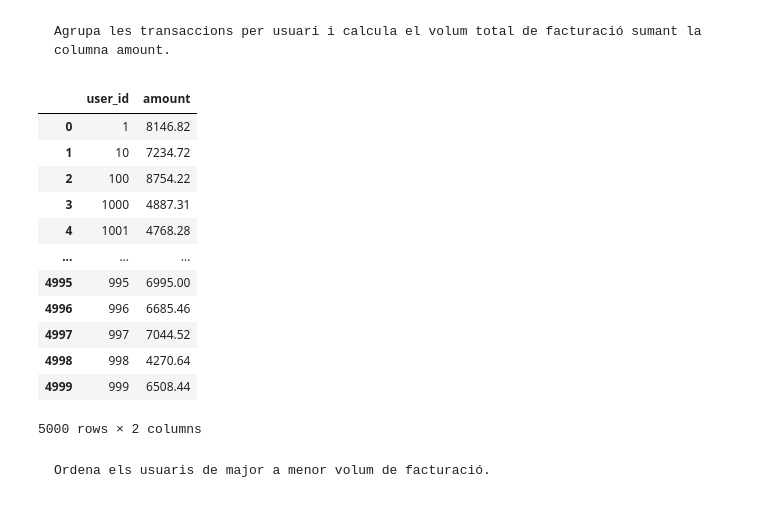
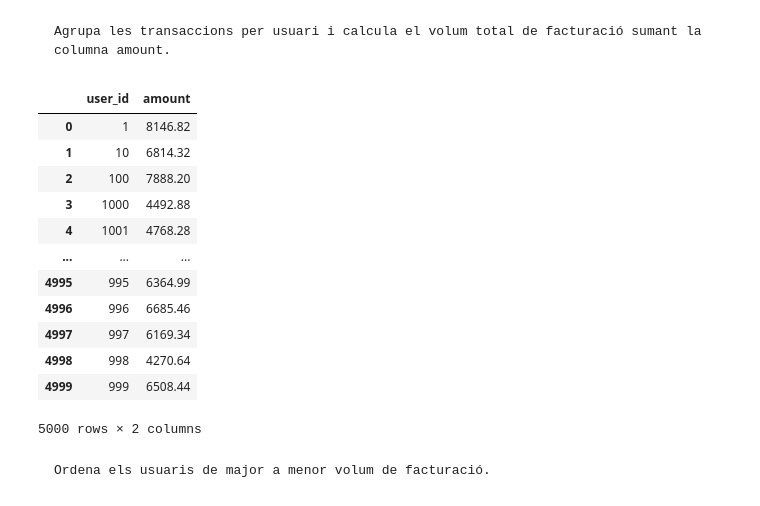
Before and after one commit to edupetitvalley/sprint9-python-graphs, a Jupyter notebook: sprint9.ipynb, the cells around one changed output. Drawn from its saved outputs; the diff is of its cells as text; code cells hidden in the pictures.

```diff
--- a/sprint9.ipynb
+++ b/sprint9.ipynb
@@ -164,20 +122,22 @@ Index(['id', 'card_id', 'business_id', 'timestamp', 'amount', 'declined',
 # %% [markdown]
     Agrupa les transaccions per usuari i calcula el volum total de facturació sumant la columna amount.
 # %%
-df_tr.groupby("user_id")["amount"].sum().reset_index()
+# df_tr.groupby("user_id")["amount"].sum().reset_index()
-# %% [output]
-|  | user_id | amount |
-| 0 | 1 | 8146.82 |
-| 1 | 10 | 7234.72 |
-| 2 | 100 | 8754.22 |
-| 3 | 1000 | 4887.31 |
-| 4 | 1001 | 4768.28 |
-| ... | ... | ... |
-| 4995 | 995 | 6995.00 |
-| 4996 | 996 | 6685.46 |
-| 4997 | 997 | 7044.52 |
-| 4998 | 998 | 4270.64 |
-| 4999 | 999 | 6508.44 |
-5000 rows × 2 columns
+# %%
+df_tr[df_tr["declined"] == 0].groupby("user_id")["amount"].sum().reset_index()
+# %% [output]
+|  | user_id | amount |
+| 0 | 1 | 8146.82 |
+| 1 | 10 | 6814.32 |
+| 2 | 100 | 7888.20 |
+| 3 | 1000 | 4492.88 |
+| 4 | 1001 | 4768.28 |
+| ... | ... | ... |
+| 4995 | 995 | 6364.99 |
+| 4996 | 996 | 6685.46 |
+| 4997 | 997 | 6169.34 |
+| 4998 | 998 | 4270.64 |
+| 4999 | 999 | 6508.44 |
+5000 rows × 2 columns
 # %% [markdown]
     Ordena els usuaris de major a menor volum de facturació.
```
Also changed, not shown: parts of 83 cells of this notebook.
